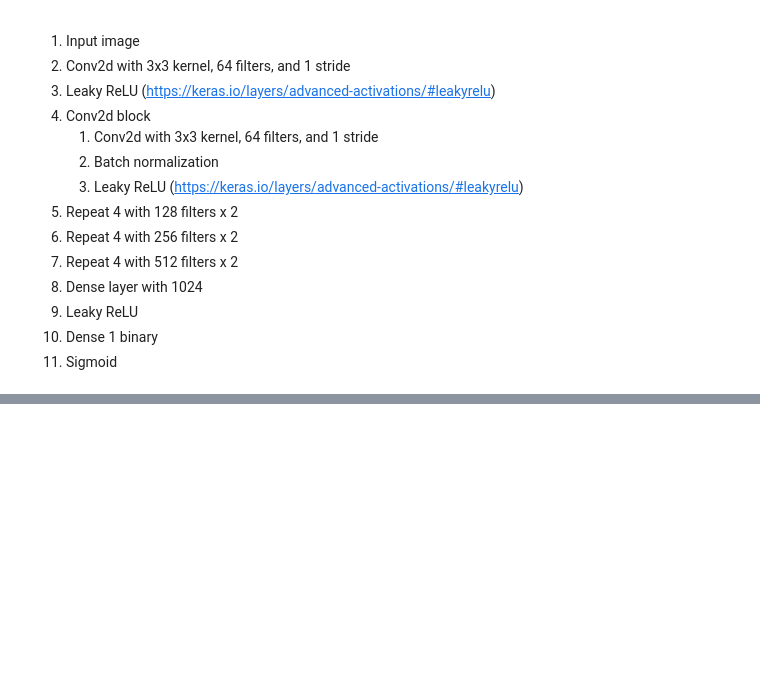
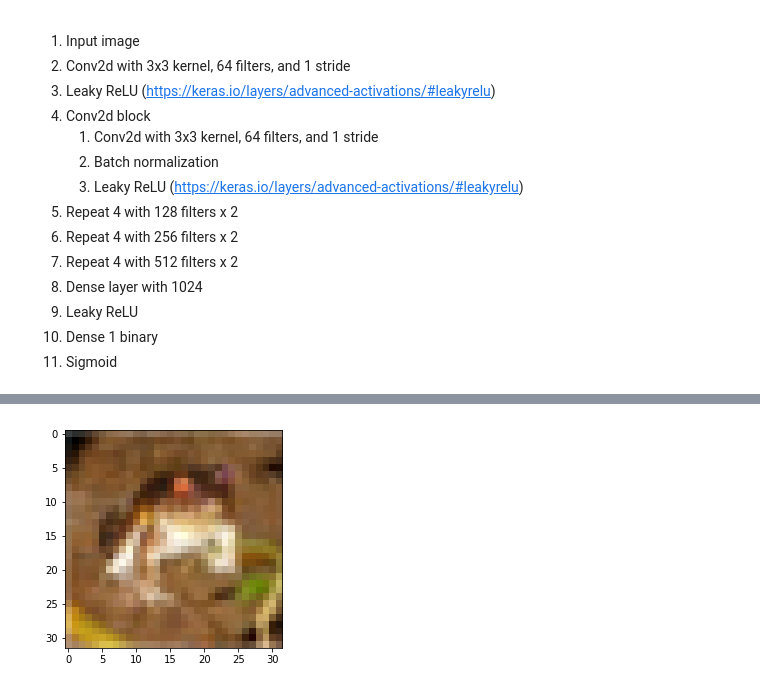
Before and after one commit to several27/COMP6208-AutoEncoder, a Jupyter notebook: several27/SRGAN.ipynb, the cells around one changed output, grey strips where cells are left out. Saved outputs shown, nothing was run; the diff lists cells and outputs as text; code cells hidden in the pictures; blank space fills up the shorter version.

```diff
--- a/several27/SRGAN.ipynb
+++ b/several27/SRGAN.ipynb
@@ -443,0 +491,3 @@ model_discriminator.layers
+# %%
+path_train_predictions = path_data + ('srgan_generator_%s_train_predictions.npy' % train_version)
+path_test_predictions = path_data + ('srgan_generator_%s_test_predictions.npy' % train_version)
@@ -443,0 +502,19 @@ model_discriminator.layers
+# %%
+x_train_predictions = np.load(path_train_predictions)
+x_test_predictions = np.load(path_test_predictions)
+# %%
+checkpointer = ModelCheckpoint(filepath='data/srgan_discriminator_weights_%s.{epoch:03d}_{val_acc:.4f}.hdf5' %
+                               train_version, verbose=1, save_best_only=False)
+tb_callback = TensorBoard(log_dir='data/tensorboard/', histogram_freq=0, write_graph=True, write_images=True)
+# %%
+# model_generator.fit(x_train_lr, x_train, epochs=100, validation_data=(x_test_lr, x_test), callbacks=[tb_callback])
+
+with tf.device('/gpu:0'):
+    model_discriminator.fit_generator(discriminator_generator_cifar(model_generator, x_train, x_train_predictions,
+                                                                    batch_size),
+                                      steps_per_epoch=x_train.shape[0] // (batch_size * 2),
+                                      validation_data=discriminator_generator_cifar(model_generator,
+                                                                                    x_test, x_test_predictions,
+                                                                                    batch_size),
+                                      validation_steps=x_test.shape[0] // (batch_size * 2), epochs=epochs,
+                                      callbacks=[tb_callback, checkpointer])
@@ -443,0 +537,5 @@ model_discriminator.layers
+# %%
+plt.imshow(x_train[0])
+plt.show()
+# %% [output]
+[figure, added]
```
Also changed, not shown: parts of 33 cells of this notebook.
